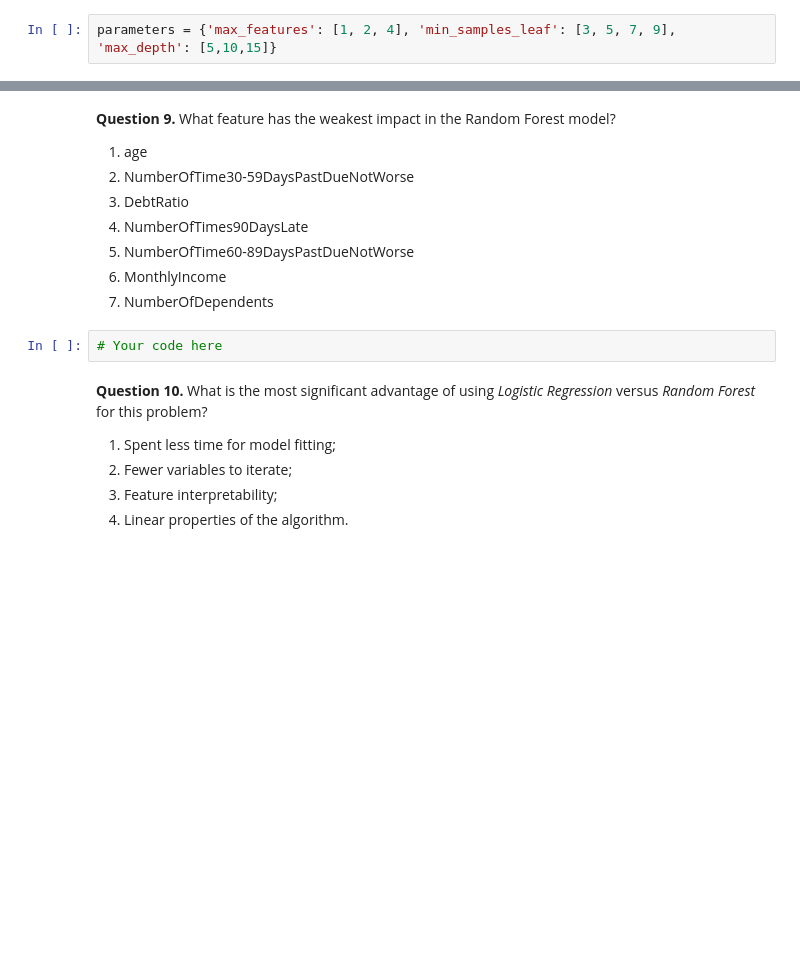
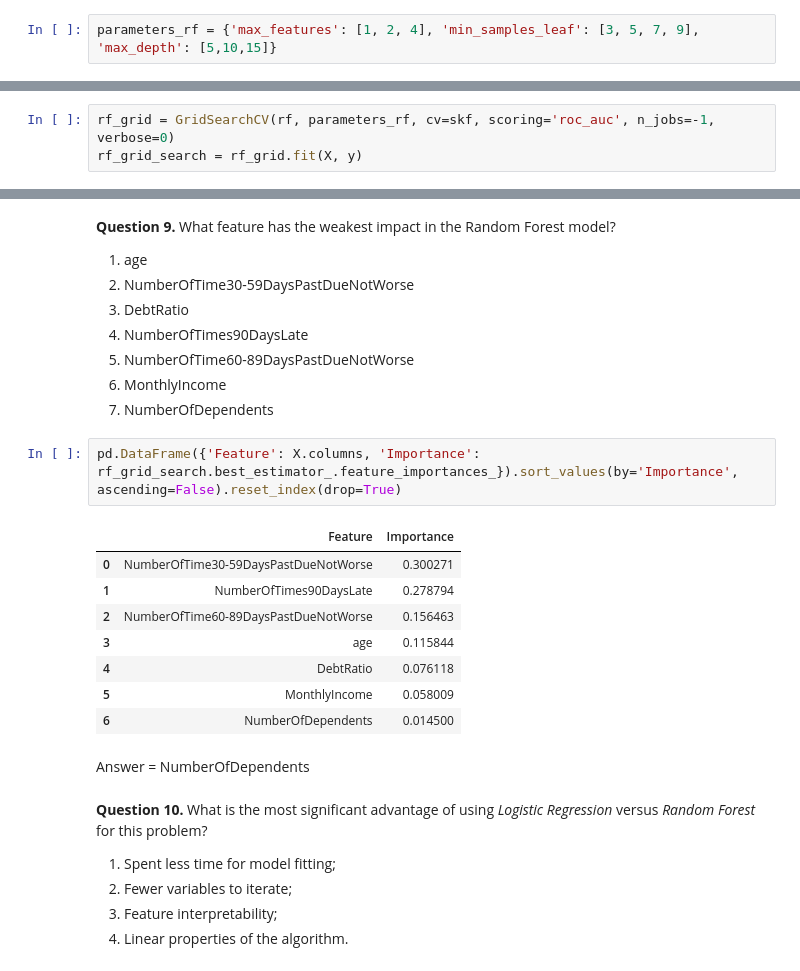
Before and after one commit to baha-celik-acn/internship-deliverables, a Jupyter notebook: mlcourse/topic_5_assignment.ipynb, the cells around one changed output, grey strips where cells are left out. Saved outputs shown, nothing was run; the diff lists cells and outputs as text; blank space fills up the shorter version.

```diff
--- a/mlcourse/topic_5_assignment.ipynb
+++ b/mlcourse/topic_5_assignment.ipynb
@@ -283,7 +397,7 @@ rf = RandomForestClassifier(n_estimators=100, n_jobs=-1, random_state=42,
 # %% [markdown]
 We will search for the best parameters among the following values:
 # %%
-parameters = {'max_features': [1, 2, 4], 'min_samples_leaf': [3, 5, 7, 9], 'max_depth': [5,10,15]}
+parameters_rf = {'max_features': [1, 2, 4], 'min_samples_leaf': [3, 5, 7, 9], 'max_depth': [5,10,15]}
 # %% [markdown]
 Also, we will use the stratified k-fold validation again. You should still have the `skf` variable.
 # %% [markdown]
@@ -297,0 +410,3 @@ Also, we will use the stratified k-fold validation again. You should still have
+# %%
+rf_grid = GridSearchCV(rf, parameters_rf, cv=skf, scoring='roc_auc', n_jobs=-1, verbose=0)
+rf_grid_search = rf_grid.fit(X, y)
@@ -305,8 +431,19 @@ Also, we will use the stratified k-fold validation again. You should still have
 5. NumberOfTime60-89DaysPastDueNotWorse
 6. MonthlyIncome
 7. NumberOfDependents
-# %%
-# Your code here
+# %%
+pd.DataFrame({'Feature': X.columns, 'Importance': rf_grid_search.best_estimator_.feature_importances_}).sort_values(by='Importance', ascending=False).reset_index(drop=True)
+# %% [output]
+|  | Feature | Importance |
+| 0 | NumberOfTime30-59DaysPastDueNotWorse | 0.300271 |
+| 1 | NumberOfTimes90DaysLate | 0.278794 |
+| 2 | NumberOfTime60-89DaysPastDueNotWorse | 0.156463 |
+| 3 | age | 0.115844 |
+| 4 | DebtRatio | 0.076118 |
+| 5 | MonthlyIncome | 0.058009 |
+| 6 | NumberOfDependents | 0.014500 |
+# %% [markdown]
+Answer = NumberOfDependents
 # %% [markdown]
 **Question 10.** What is the most significant advantage of using *Logistic Regression* versus *Random Forest* for this problem?
 
```
Also changed, not shown: parts of 31 cells of this notebook.
